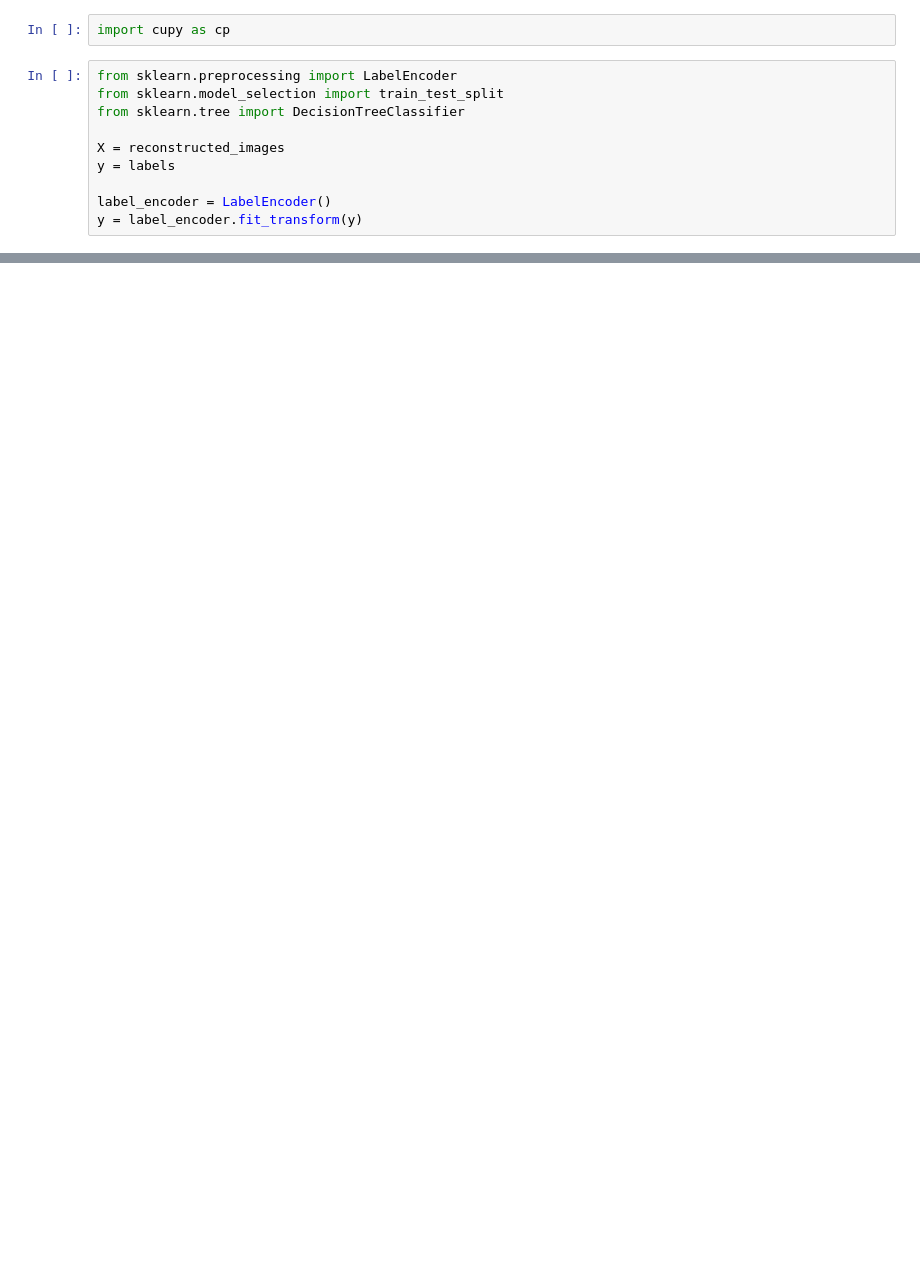
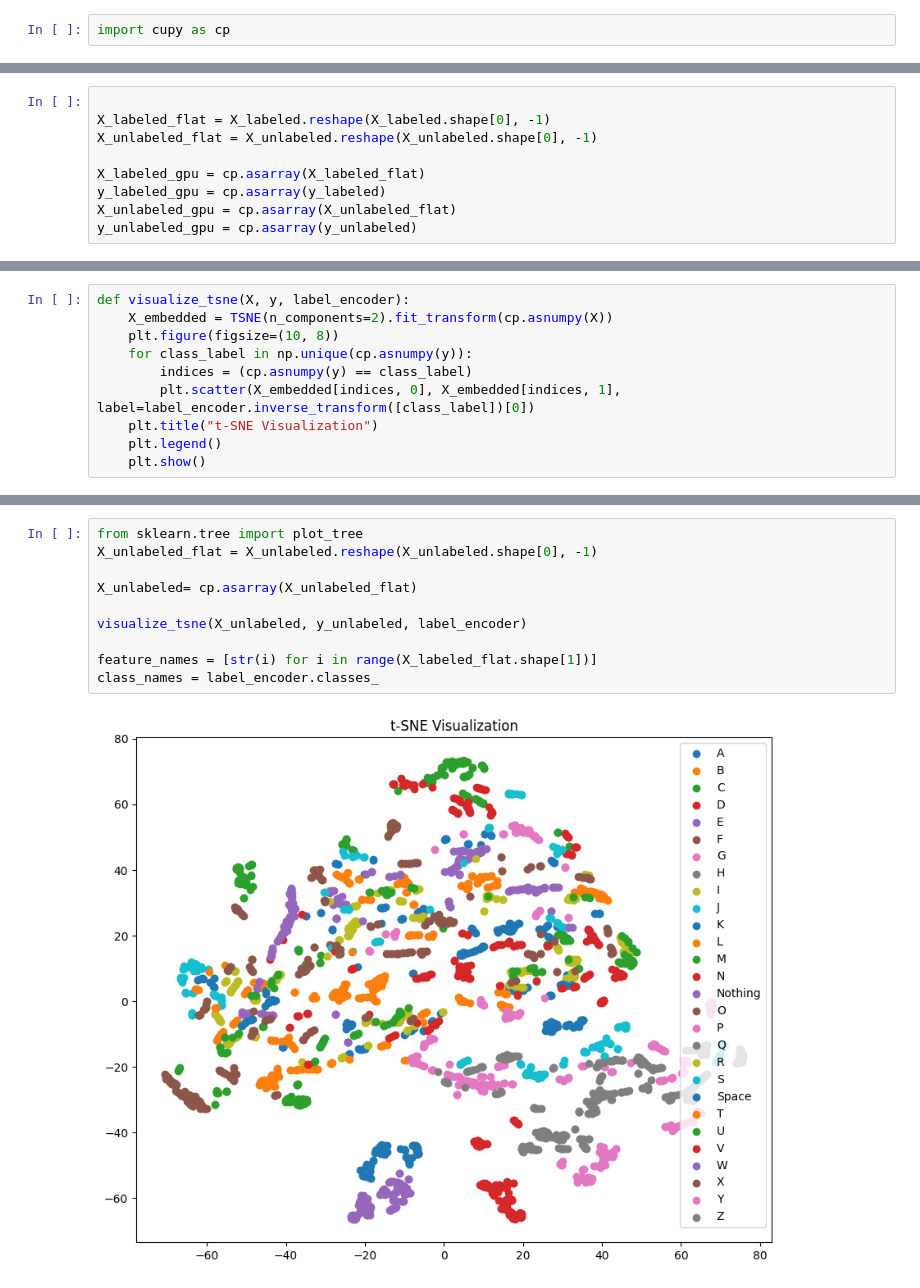
Before and after one commit to knvramana/COMP-6721-SUMMER-PROJECT, a Jupyter notebook: supervised_learning.ipynb, the cells around one changed output, grey strips where cells are left out. Cells and saved outputs as stored; diff of their text form; blank space fills up the shorter version.

```diff
--- a/supervised_learning.ipynb
+++ b/supervised_learning.ipynb
@@ -104,12 +142,2 @@ Number of CPUs in the system: 16
 # %%
 import cupy as cp
-# %%
-from sklearn.preprocessing import LabelEncoder
-from sklearn.model_selection import train_test_split
-from sklearn.tree import DecisionTreeClassifier
-
-X = reconstructed_images
-y = labels
-
-label_encoder = LabelEncoder()
-y = label_encoder.fit_transform(y)
@@ -198,0 +148,9 @@ Confusion Matrix:
+# %%
+
+X_labeled_flat = X_labeled.reshape(X_labeled.shape[0], -1)
+X_unlabeled_flat = X_unlabeled.reshape(X_unlabeled.shape[0], -1)
+
+X_labeled_gpu = cp.asarray(X_labeled_flat)
+y_labeled_gpu = cp.asarray(y_labeled)
+X_unlabeled_gpu = cp.asarray(X_unlabeled_flat)
+y_unlabeled_gpu = cp.asarray(y_unlabeled)
@@ -213,0 +240,10 @@ plt.show()
+# %%
+def visualize_tsne(X, y, label_encoder):
+    X_embedded = TSNE(n_components=2).fit_transform(cp.asnumpy(X))
+    plt.figure(figsize=(10, 8))
+    for class_label in np.unique(cp.asnumpy(y)):
+        indices = (cp.asnumpy(y) == class_label)
+        plt.scatter(X_embedded[indices, 0], X_embedded[indices, 1], label=label_encoder.inverse_transform([class_label])[0])
+    plt.title("t-SNE Visualization")
+    plt.legend()
+    plt.show()
@@ -213,0 +257,12 @@ plt.show()
+# %%
+from sklearn.tree import plot_tree
+X_unlabeled_flat = X_unlabeled.reshape(X_unlabeled.shape[0], -1)
+
+X_unlabeled= cp.asarray(X_unlabeled_flat)
+
+visualize_tsne(X_unlabeled, y_unlabeled, label_encoder)
+
+feature_names = [str(i) for i in range(X_labeled_flat.shape[1])]
+class_names = label_encoder.classes_
+# %% [output]
+[figure, added]
```
Also changed, not shown: parts of 43 cells of this notebook.
